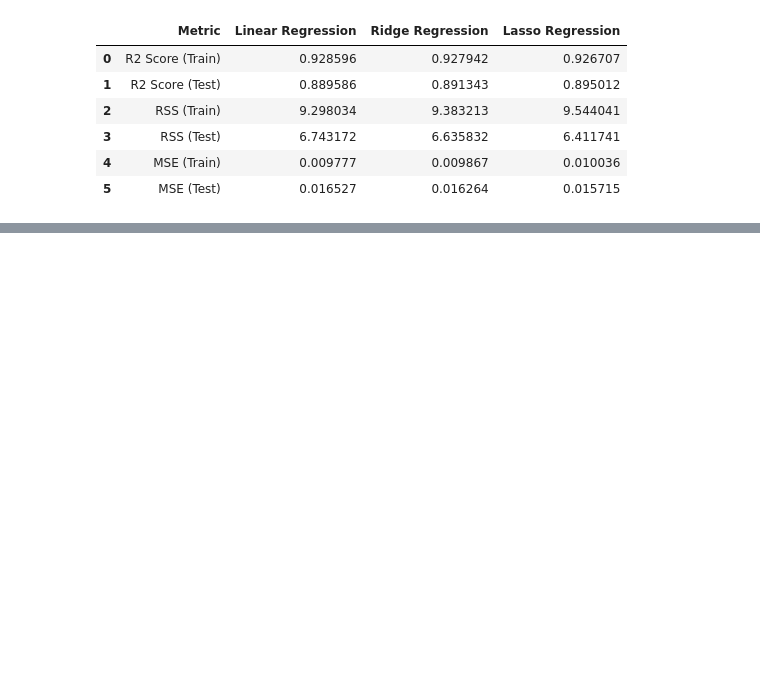
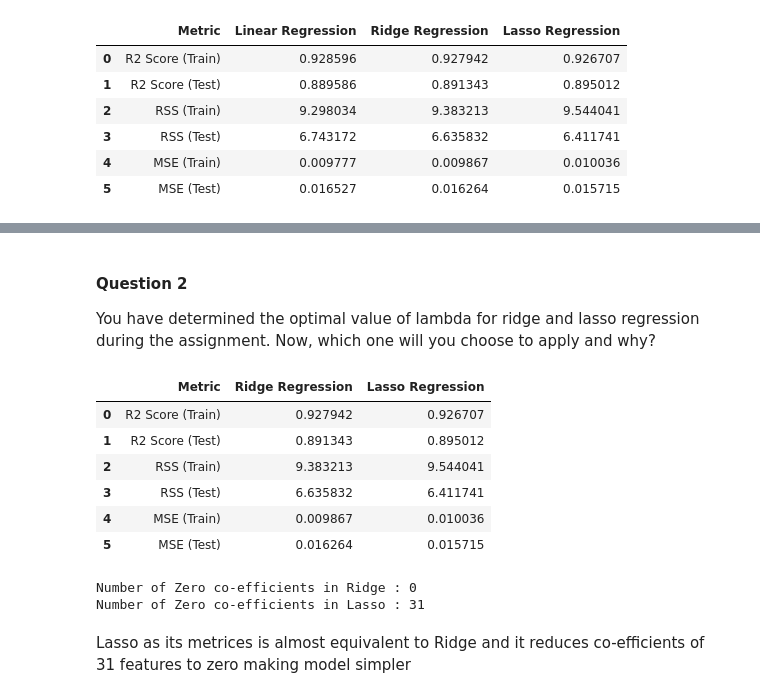
Before and after one commit to ankitlohiya4/HousePricePredictionCaseStudy, a Jupyter notebook: HousePricePrediction.ipynb, the cells around one changed output, grey strips where cells are left out. Drawn from its saved outputs; the diff is of its cells as text; code cells hidden in the pictures; blank space fills up the shorter version.

Commit message:
Upload Assignment Part-II

```diff
--- a/HousePricePrediction.ipynb
+++ b/HousePricePrediction.ipynb
@@ -1073,9 +1077,9 @@ print(model_cv.best_params_)
 # %% [output]
 {'alpha': 20}
 # %%
-#Fitting Ridge model for alpha = 1 and printing coefficients which have been penalised
-alpha = 20
-ridge = Ridge(alpha=alpha)
+#Fitting Ridge model for alpha = 20 and printing coefficients which have been penalised
+ridge_alpha = 20
+ridge = Ridge(alpha=ridge_alpha)
 
 ridge.fit(X_train, y_train)
 print(ridge.coef_)
@@ -1165,9 +1169,9 @@ print(model_cv.best_params_)
 # %% [output]
 {'alpha': 0.001}
 # %%
-#Fitting Lasso model for alpha = 0.0001 and printing coefficients which have been penalised
-alpha = 0.001
-lasso = Lasso(alpha=alpha)
+#Fitting Lasso model for alpha = 0.001 and printing coefficients which have been penalised
+lasso_alpha = 0.001
+lasso = Lasso(alpha=lasso_alpha)
 
 lasso.fit(X_train, y_train)
 print(lasso.coef_)
@@ -1247,11 +1252,3 @@ final_metric
 | 3 | RSS (Test) | 6.743172 | 6.635832 | 6.411741 |
 | 4 | MSE (Train) | 0.009777 | 0.009867 | 0.010036 |
 | 5 | MSE (Test) | 0.016527 | 0.016264 | 0.015715 |
-# %%
-# Compute beta values for all Linear, Ridge and Lasso Regression
-betas = pd.DataFrame(index=X_train.columns)
-betas['Linear'] = lm.coef_.round(4)
-betas['Ridge'] = ridge.coef_.round(4)
-betas['Lasso'] = lasso.coef_.round(4)
-pd.set_option('display.max_rows', None)
-betas
@@ -1275,0 +1526,23 @@ betas
+# %% [markdown]
+#### Question 2 <a class="anchor" id="Question2"></a>
+
+You have determined the optimal value of lambda for ridge and lasso regression during the assignment. Now, which one will you choose to apply and why?
+# %%
+final_metric[['Metric', 'Ridge Regression', 'Lasso Regression']]
+# %% [output]
+|  | Metric | Ridge Regression | Lasso Regression |
+| 0 | R2 Score (Train) | 0.927942 | 0.926707 |
+| 1 | R2 Score (Test) | 0.891343 | 0.895012 |
+| 2 | RSS (Train) | 9.383213 | 9.544041 |
+| 3 | RSS (Test) | 6.635832 | 6.411741 |
+| 4 | MSE (Train) | 0.009867 | 0.010036 |
+| 5 | MSE (Test) | 0.016264 | 0.015715 |
+# %%
+# Number of Zero co-efficients in Ridge and Lasso Regression
+print('Number of Zero co-efficients in Ridge :',len(betas[betas['Ridge'] == 0]['Ridge']))
+print('Number of Zero co-efficients in Lasso :',len(betas[betas['Lasso'] == 0]['Lasso']))
+# %% [output]
+Number of Zero co-efficients in Ridge : 0
+Number of Zero co-efficients in Lasso : 31
+# %% [markdown]
+Lasso as its metrices is almost equivalent to Ridge and it reduces co-efficients of 31 features to zero making model simpler
```
Also changed, not shown: parts of 25 cells of this notebook, 1 other file.
